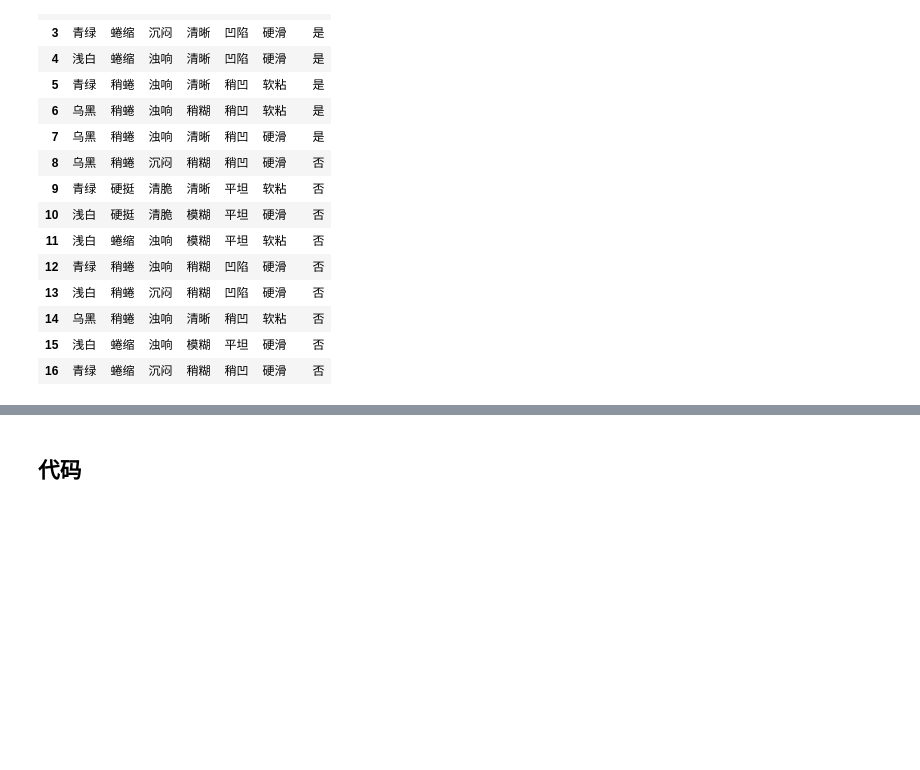
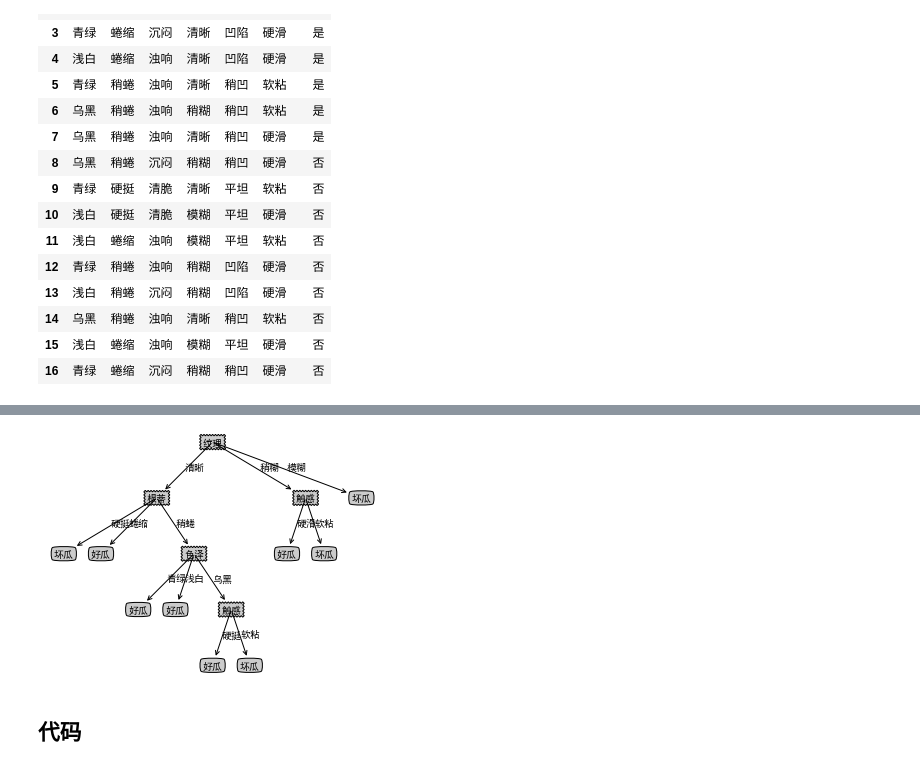
Before and after one commit to coder-ss/ss-cheat-sheet-ml, a Jupyter notebook: decision-tree/ID3-C45-CART.ipynb, the cells around one changed output, grey strips where cells are left out. Cells and saved outputs as stored; diff of their text form; code cells hidden in the pictures; blank space fills up the shorter version.

```diff
--- a/decision-tree/ID3-C45-CART.ipynb
+++ b/decision-tree/ID3-C45-CART.ipynb
@@ -274,2 +308,34 @@ createPlot(tree)
+# %%
+tree = {
+    '纹理': {
+        '清晰': {
+            '根蒂': {
+                '蜷缩': '好瓜',
+                '稍蜷': {
+                    '色泽': {
+                        '青绿': '好瓜',
+                        '乌黑': {
+                            '触感': {
+                                '硬挺': '好瓜',
+                                '软粘': '坏瓜'
+                            }
+                        },
+                        '浅白': '好瓜'
+                    }
+                },
+                '硬挺': '坏瓜'
+            }
+        },
+        '稍糊': {
+            '触感': {
+                '硬滑': '好瓜',
+                '软粘': '坏瓜'
+            }
+        },
+        '模糊': '坏瓜'}
+}
+createPlot(tree)
+# %% [output]
+[figure, added]
 # %% [markdown]
 ## 代码
```
Also changed, not shown: parts of 6 cells of this notebook.
